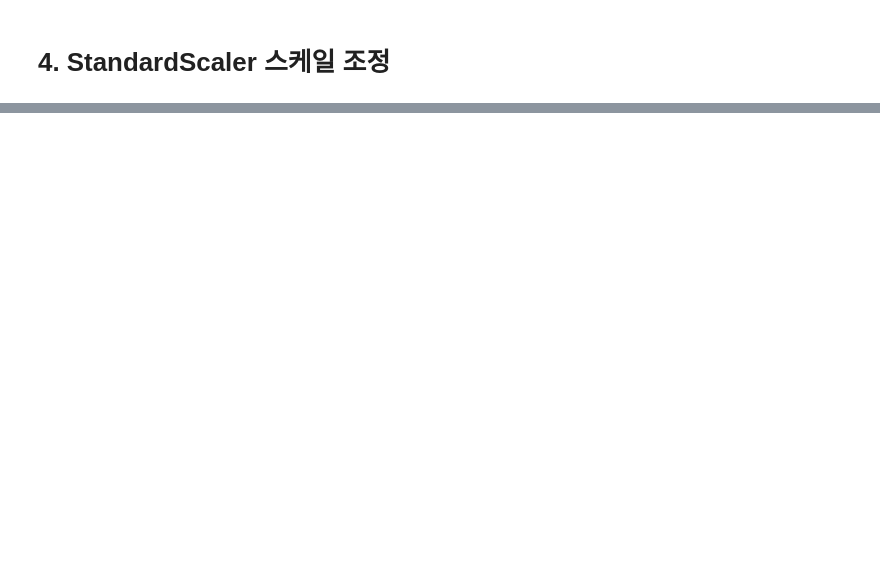
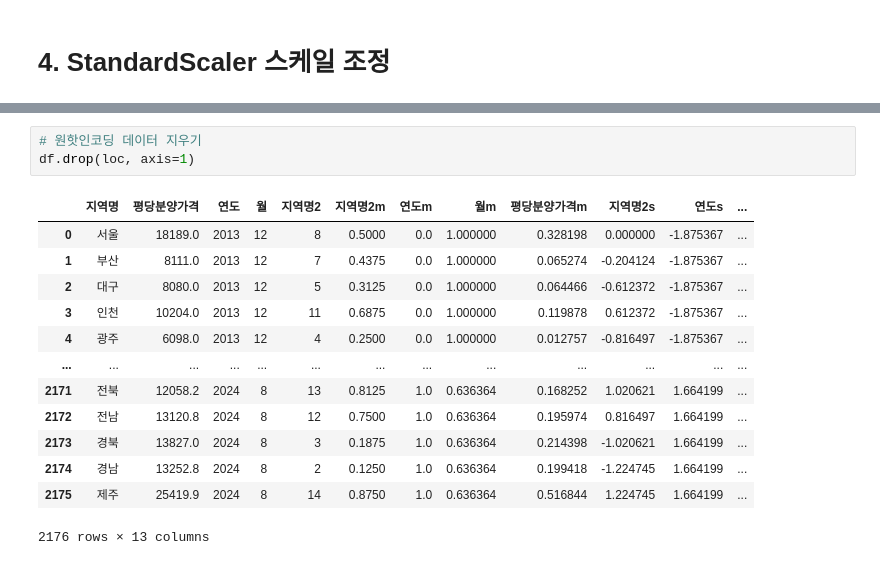
Before and after one commit to hjinyoo/ai, a Jupyter notebook: source/05_DeepLearning/연습문제(라벨인코딩_스케일조정_원핫인코딩).ipynb, the cells around one changed output, grey strips where cells are left out. Drawn from its saved outputs; the diff is of its cells as text; blank space fills up the shorter version.

```diff
--- a/source/05_DeepLearning/연습문제(라벨인코딩_스케일조정_원핫인코딩).ipynb
+++ b/source/05_DeepLearning/연습문제(라벨인코딩_스케일조정_원핫인코딩).ipynb
@@ -52,0 +209,17 @@ x.shape, y.shape
+# %%
+# 원핫인코딩 데이터 지우기
+df.drop(loc, axis=1)
+# %% [output]
+|  | 지역명 | 평당분양가격 | 연도 | 월 | 지역명2 | 지역명2m | 연도m | 월m | 평당분양가격m | 지역명2s | 연도s | ... |
+| 0 | 서울 | 18189.0 | 2013 | 12 | 8 | 0.5000 | 0.0 | 1.000000 | 0.328198 | 0.000000 | -1.875367 | ... |
+| 1 | 부산 | 8111.0 | 2013 | 12 | 7 | 0.4375 | 0.0 | 1.000000 | 0.065274 | -0.204124 | -1.875367 | ... |
+| 2 | 대구 | 8080.0 | 2013 | 12 | 5 | 0.3125 | 0.0 | 1.000000 | 0.064466 | -0.612372 | -1.875367 | ... |
+| 3 | 인천 | 10204.0 | 2013 | 12 | 11 | 0.6875 | 0.0 | 1.000000 | 0.119878 | 0.612372 | -1.875367 | ... |
+| 4 | 광주 | 6098.0 | 2013 | 12 | 4 | 0.2500 | 0.0 | 1.000000 | 0.012757 | -0.816497 | -1.875367 | ... |
+| ... | ... | ... | ... | ... | ... | ... | ... | ... | ... | ... | ... | ... |
+| 2171 | 전북 | 12058.2 | 2024 | 8 | 13 | 0.8125 | 1.0 | 0.636364 | 0.168252 | 1.020621 | 1.664199 | ... |
+| 2172 | 전남 | 13120.8 | 2024 | 8 | 12 | 0.7500 | 1.0 | 0.636364 | 0.195974 | 0.816497 | 1.664199 | ... |
+| 2173 | 경북 | 13827.0 | 2024 | 8 | 3 | 0.1875 | 1.0 | 0.636364 | 0.214398 | -1.020621 | 1.664199 | ... |
+| 2174 | 경남 | 13252.8 | 2024 | 8 | 2 | 0.1250 | 1.0 | 0.636364 | 0.199418 | -1.224745 | 1.664199 | ... |
+| 2175 | 제주 | 25419.9 | 2024 | 8 | 14 | 0.8750 | 1.0 | 0.636364 | 0.516844 | 1.224745 | 1.664199 | ... |
+2176 rows × 13 columns
```
Also changed, not shown: parts of 14 cells of this notebook, 3 other files.
